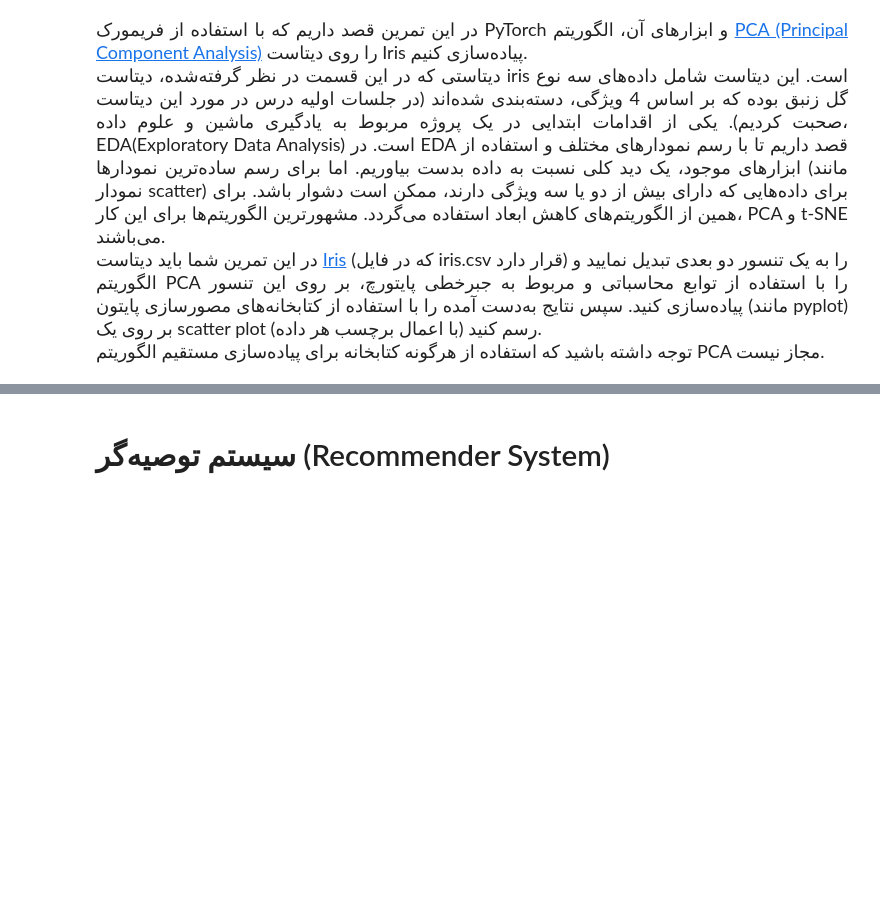
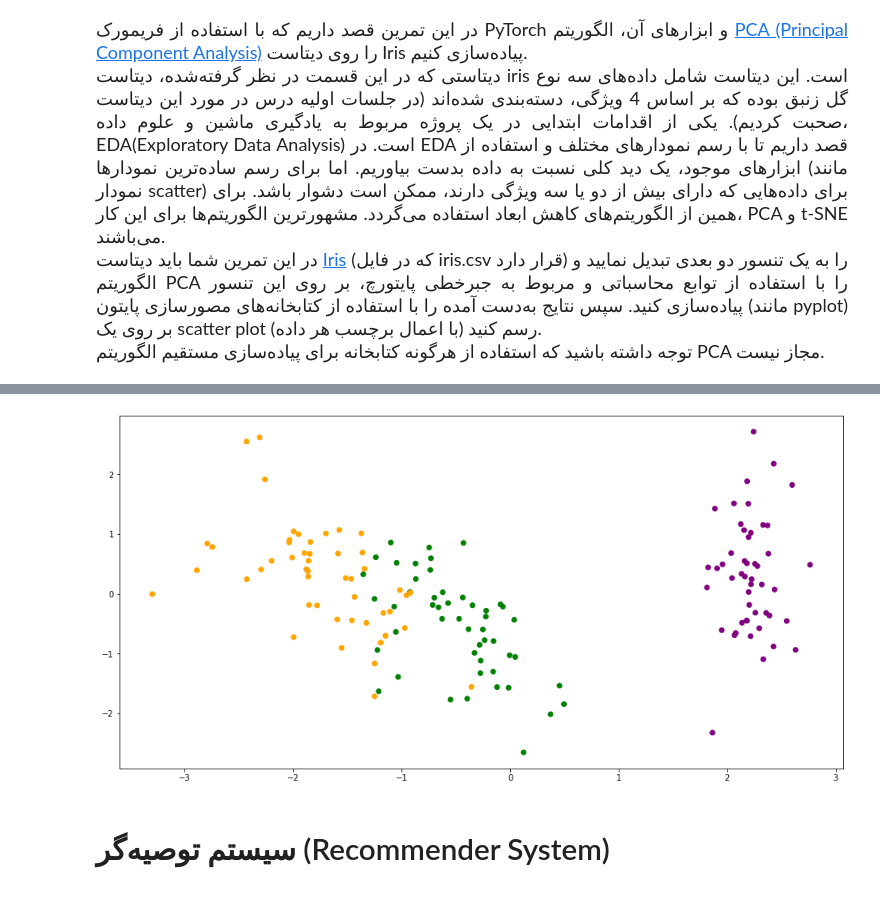
Before and after one commit to Parsa2820/la-project, a Jupyter notebook: PyTorch Project.ipynb, the cells around one changed output, grey strips where cells are left out. Drawn from its saved outputs; the diff is of its cells as text; code cells hidden in the pictures; blank space fills up the shorter version.

```diff
--- a/PyTorch Project.ipynb
+++ b/PyTorch Project.ipynb
@@ -91,3 +130,14 @@ iris = torch.tensor(iris_data.values).float().to(device)
+# %%
+"""
+Visualization
+The result of PCA is shown by an scatter plot.
+"""
+colors = labels.map({'Iris-setosa': 'purple', 'Iris-versicolor': 'green', 'Iris-virginica': 'orange'})
+plt.scatter(pca_result[:, 0], pca_result[:, 1], c=colors)
+plt.show()
+pass
+# %% [output]
+[figure, added]
 # %% [markdown]
 <div align= "justify" dir="rtl">
 <font face="Calibri" size=3>
```
Also changed, not shown: parts of 6 cells of this notebook.
